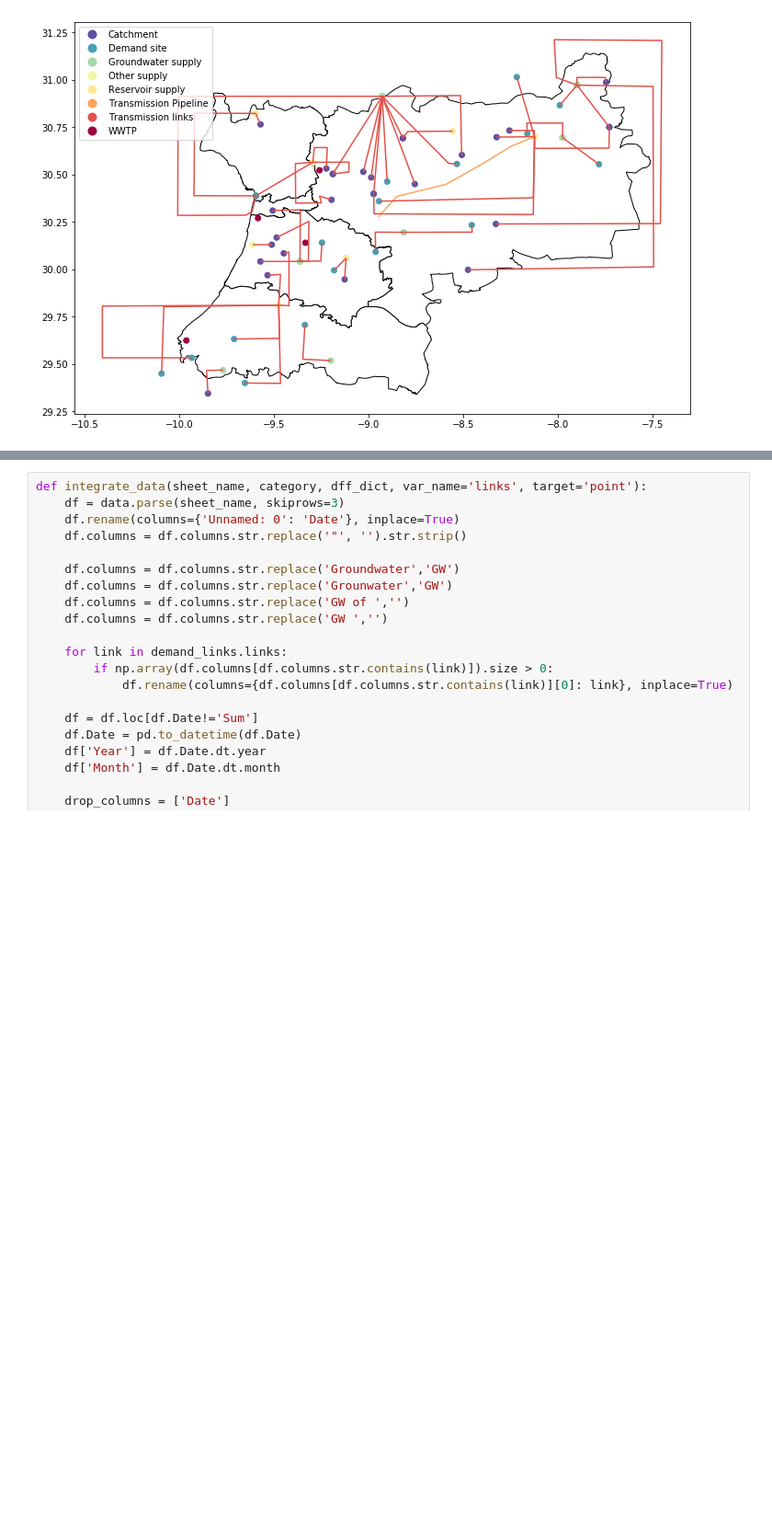
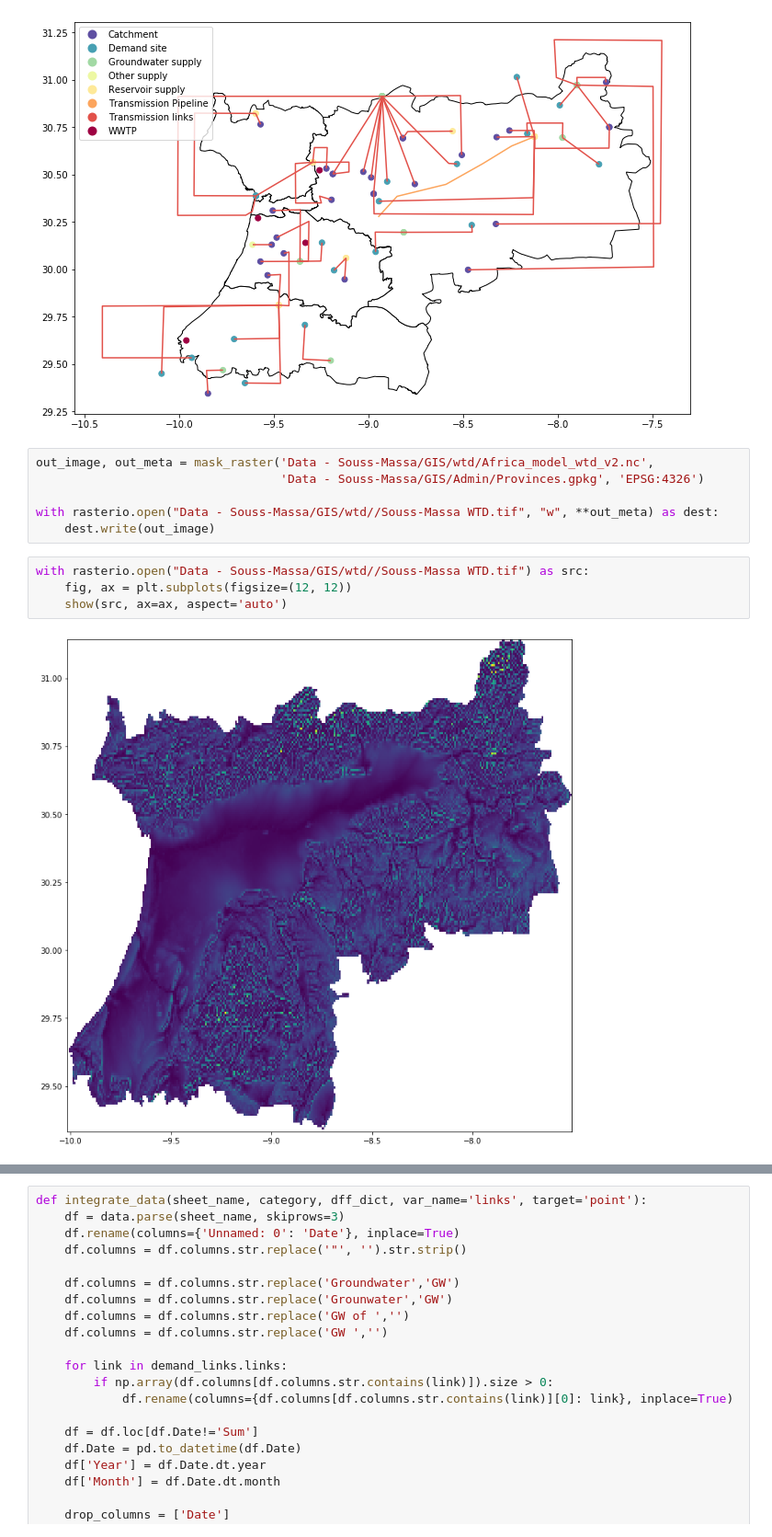
Before and after one commit to KTH-dESA/FAO, a Jupyter notebook: Souss-Massa-schematic.ipynb, the cells around one changed output, grey strips where cells are left out. Shown at 92% size. Cells and saved outputs as stored; diff of their text form; blank space fills up the shorter version.

```diff
--- a/Souss-Massa-schematic.ipynb
+++ b/Souss-Massa-schematic.ipynb
@@ -77,3 +81,15 @@ data.plot(ax=base, column='type', cmap='Spectral_r', legend=True)
 plt.show()
 # %% [output]
 [figure]
+# %%
+out_image, out_meta = mask_raster('Data - Souss-Massa/GIS/wtd/Africa_model_wtd_v2.nc',
+                                  'Data - Souss-Massa/GIS/Admin/Provinces.gpkg', 'EPSG:4326')
+
+with rasterio.open("Data - Souss-Massa/GIS/wtd//Souss-Massa WTD.tif", "w", **out_meta) as dest:
+    dest.write(out_image)
+# %%
+with rasterio.open("Data - Souss-Massa/GIS/wtd//Souss-Massa WTD.tif") as src:
+    fig, ax = plt.subplots(figsize=(12, 12))
+    show(src, ax=ax, aspect='auto')
+# %% [output]
+[figure, added]
```
Also changed, not shown: parts of 8 cells of this notebook, 4 other files.
